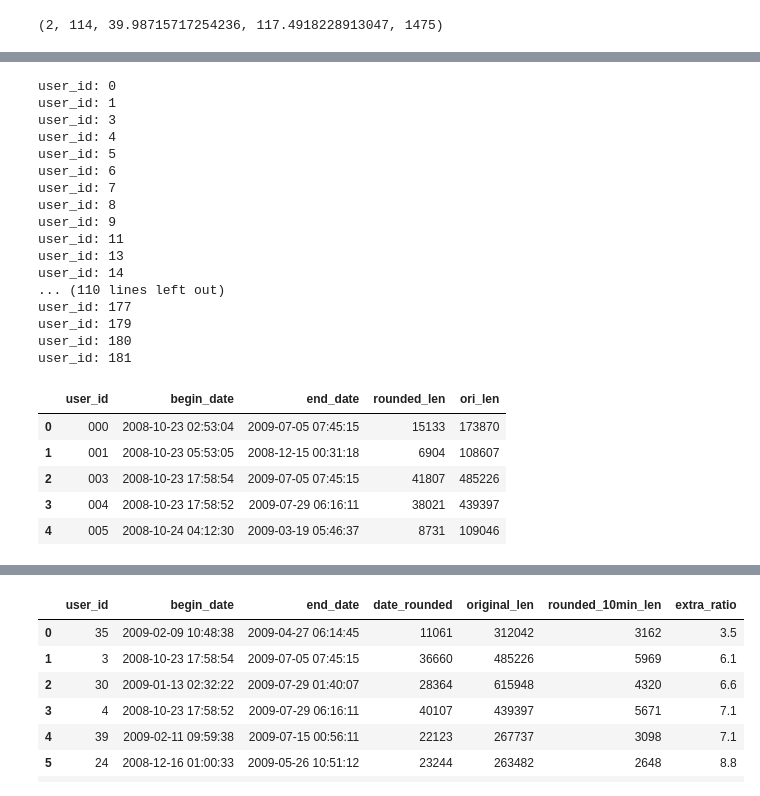
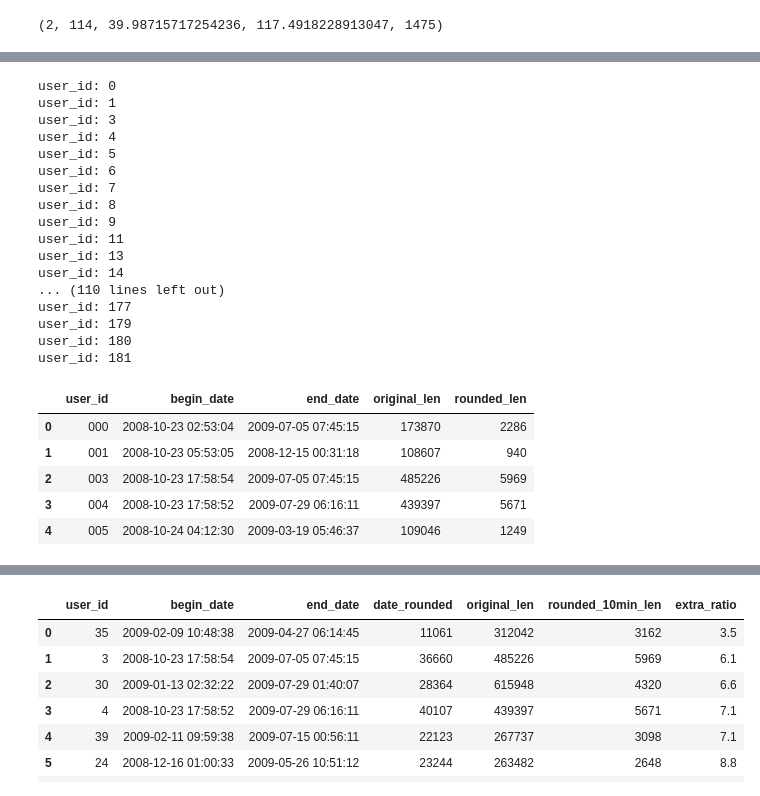
Before and after one commit to shkoma/geolife_timehetnet, a Jupyter notebook: data/geolife/preprocess.ipynb, the cells around one changed output, grey strips where cells are left out. Cells and saved outputs as stored; diff of their text form; code cells hidden in the pictures.

```diff
--- a/data/geolife/preprocess.ipynb
+++ b/data/geolife/preprocess.ipynb
@@ -35,0 +331,8 @@ valid user list: Index(['000', '001', '003', '004', '005', '006', '007', '008',
+# %%
+import numpy as np
+df = user_df.copy()
+df = df.fillna(np.nan)
+if str(df.iloc[11, -2]) == 'nan':
+    print('true')
+else:
+    print('false')
@@ -58,7 +363,7 @@ locationPreprocessor = LocationPreprocessor()
 valid_user_list = locationPreprocessor.get_valid_user_list()
 
 days_min = 0.000696
-gap = 1
+gap = 10
 round_min = str(gap) + 'min'
 
 lat1, lon1 = 39.975300, 116.452488  # Lower-left corner
@@ -78,6 +383,7 @@ for id in valid_user_list['valid_user_list']:
     grid_file = './Data/' + user_id + '/csv/' + user_id + grid_csv
 
     df = pd.read_csv(csv_file)
+    print(df.shape)
     df['datetime'] = pd.to_datetime(df['date'] + " " + df['time'])
     df['datetime'] = df['datetime'].dt.round(round_min)
 
@@ -87,15 +393,31 @@ for id in valid_user_list['valid_user_list']:
 
     user_df['datetime'] = pd.to_datetime(user_df['datetime'])
 
+    # begin = user_df['datetime'][0]
+    # end = user_df['datetime'][user_df.shape[0]-1]
+
+    # print(f'begin: {begin}')
+    # print(f'end: {end}')
+
+    # date_df = pd.DataFrame({'datetime':pd.date_range(begin, end, freq=round_min)})
+    # user_df = pd.merge(date_df, user_df, how='outer', on='datetime')
+
+    # # add days
+    # start_days = user_df['days'][0]
+    # end_days = start_days + (date_df.shape[0] * (days_min * gap))
+    # days_list = np.arange(start_days, end_days, (days_min * gap))
+
+    # user_df['days'] = days_list[:user_df.shape[0]]
     user_df['year'] = user_df['datetime'].dt.year
     user_df['month'] = user_df['datetime'].dt.month
     user_df['week'] = user_df['datetime'].dt.weekday
     user_df['weekend'] = np.where(user_df['week'] < 5, 0, 1)
     user_df['hour'] = user_df['datetime'].dt.hour
     user_df['day'] = user_df['datetime'].dt.day
+    # user_df = user_df.fillna(method='ffill')
 
     # save rounded file
-    # user_df.to_csv(rounded_file, index=False)
+    user_df.to_csv(rounded_file, index=False)
 
     # grid process
     user_df = user_df.drop(columns=['datetime', 'altitude', 'what'])
@@ -188,17 +533,15 @@ import numpy as np
 
 locationPreprocessor = LocationPreprocessor()
 valid_user_list = locationPreprocessor.get_valid_user_list()
-
 user_id_list = []
+df_len_list = []
+ori_len_list = []
 begin_day_list = []
 end_day_list = []
-df_len_list = []
-ori_len_list = []
-
 for id in valid_user_list['valid_user_list']:
     print(f"user_id: {id}")
     user_id = locationPreprocessor.getUserId(id)
-    csv_convert_file = './Data/' + user_id + '/csv/' + user_id + '_origin_grid_1min.csv'
+    csv_convert_file = './Data/' + user_id + '/csv/' + user_id + '_origin_round_10min.csv'
     csv_file = './Data/' + user_id + '/csv/' + user_id + '.csv'
     user_df = pd.read_csv(csv_convert_file)
     orig_df = pd.read_csv(csv_file)
@@ -206,38 +549,38 @@ for id in valid_user_list['valid_user_list']:
 
     user_id_list += [user_id]
     df_len_list += [user_df.shape[0]]
     ori_len_list += [orig_df.shape[0]]
 
     begin_day_list += [orig_df.iloc[0, -1]]
     end_day_list += [orig_df.iloc[-1, -1]]
 
 user_df = pd.DataFrame({'user_id':user_id_list,
                         'begin_date':begin_day_list,
                         'end_date':end_day_list,
-                        'rounded_len':df_len_list,
-                        'ori_len':ori_len_list})
+                        'original_len':ori_len_list,
+                        'rounded_len':df_len_list})
 user_df.head(5)
 # %% [output]
 user_id: 0
 user_id: 1
 user_id: 3
 user_id: 4
 user_id: 5
 user_id: 6
 user_id: 7
 user_id: 8
 user_id: 9
 user_id: 11
 user_id: 13
 user_id: 14
 ... (110 lines left out)
 user_id: 177
 user_id: 179
 user_id: 180
 user_id: 181
-|  | user_id | begin_date | end_date | rounded_len | ori_len |
-| 0 | 000 | 2008-10-23 02:53:04 | 2009-07-05 07:45:15 | 15133 | 173870 |
-| 1 | 001 | 2008-10-23 05:53:05 | 2008-12-15 00:31:18 | 6904 | 108607 |
-| 2 | 003 | 2008-10-23 17:58:54 | 2009-07-05 07:45:15 | 41807 | 485226 |
-| 3 | 004 | 2008-10-23 17:58:52 | 2009-07-29 06:16:11 | 38021 | 439397 |
-| 4 | 005 | 2008-10-24 04:12:30 | 2009-03-19 05:46:37 | 8731 | 109046 |
+|  | user_id | begin_date | end_date | original_len | rounded_len |
+| 0 | 000 | 2008-10-23 02:53:04 | 2009-07-05 07:45:15 | 173870 | 2286 |
+| 1 | 001 | 2008-10-23 05:53:05 | 2008-12-15 00:31:18 | 108607 | 940 |
+| 2 | 003 | 2008-10-23 17:58:54 | 2009-07-05 07:45:15 | 485226 | 5969 |
+| 3 | 004 | 2008-10-23 17:58:52 | 2009-07-29 06:16:11 | 439397 | 5671 |
+| 4 | 005 | 2008-10-24 04:12:30 | 2009-03-19 05:46:37 | 109046 | 1249 |
```
Also changed, not shown: parts of 13 cells of this notebook, 1 other file.
